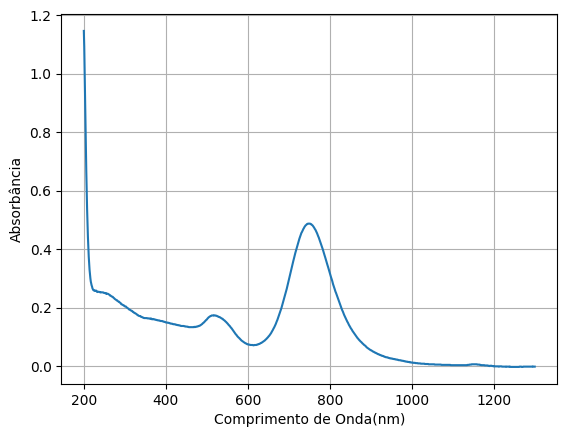
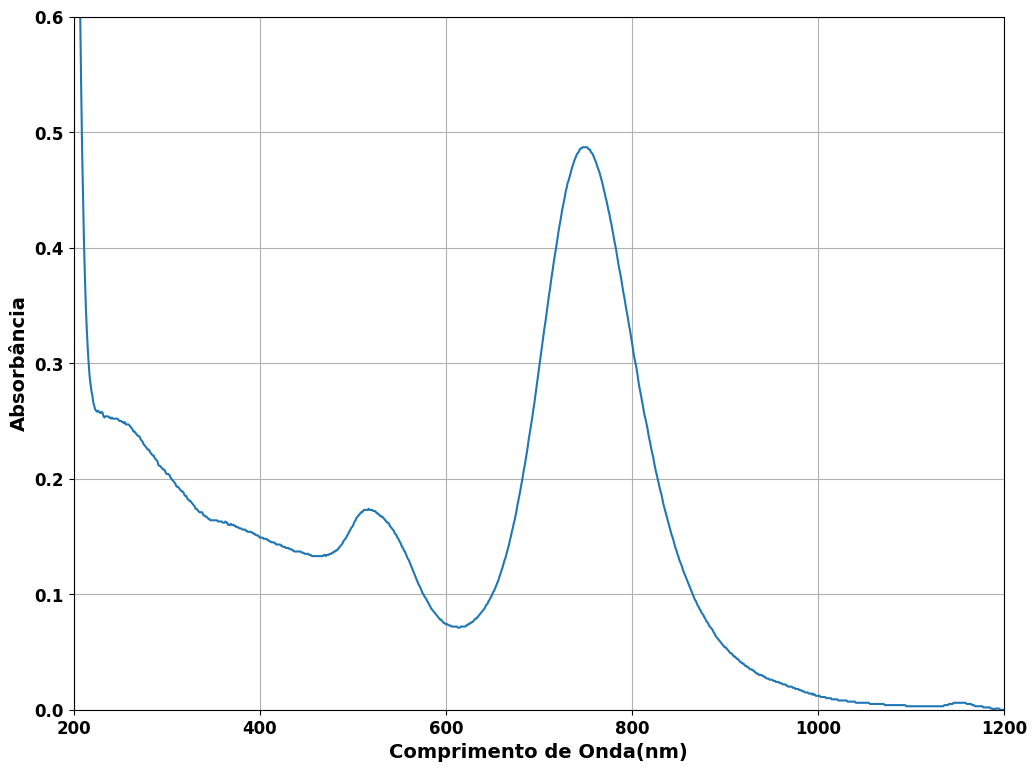
Unified diff of the notebook cell whose output changed from the first chart to the second:
--- before
+++ after
@@ -1,6 +1,11 @@
-plt.Figure(figsize=(25,9))
+plt.figure(figsize=(12,9))
 plt.grid()
 plt.plot(df['Wavelength (nm)'],df['Absorbance'])
-plt.xlabel("Comprimento de Onda(nm)")
-plt.ylabel("Absorbância")
+plt.xlabel("Comprimento de Onda(nm)",fontweight='bold',fontsize=14)
+plt.ylabel("Absorbância",fontweight='bold',fontsize=14)
+plt.xticks(fontsize=12,fontweight='bold') 
+plt.yticks(fontsize=12,fontweight='bold') 
+plt.xlim((200,1200))
+plt.ylim(0,0.6)
+
 plt.show()

Commit: Plots UV-Vis